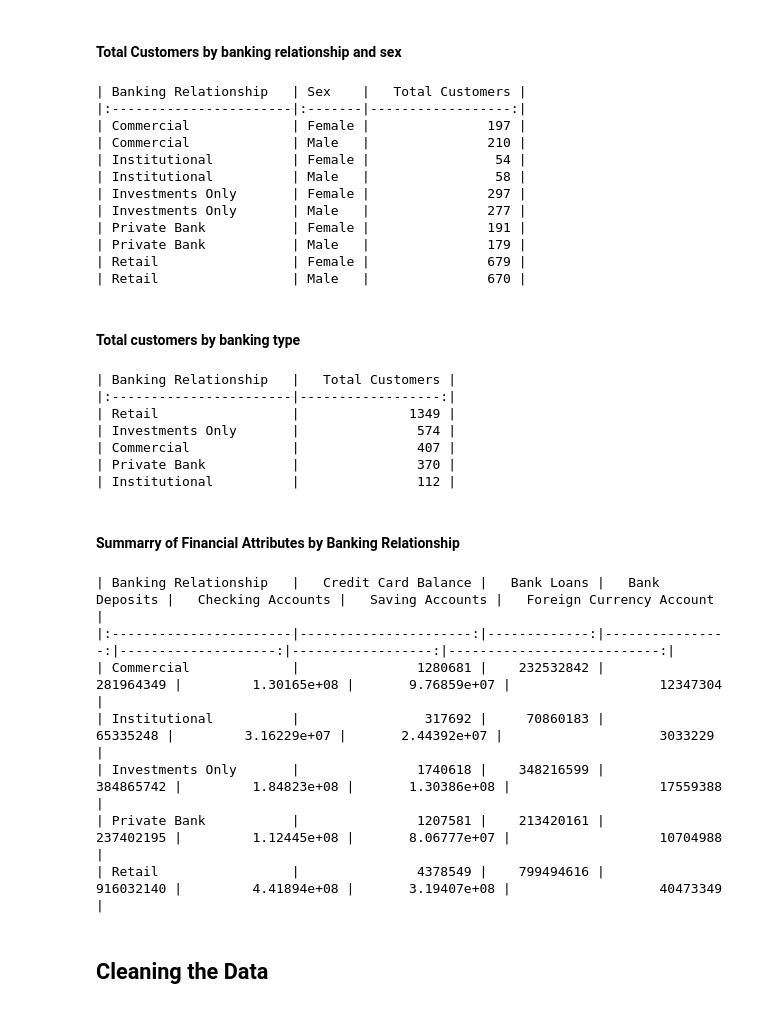
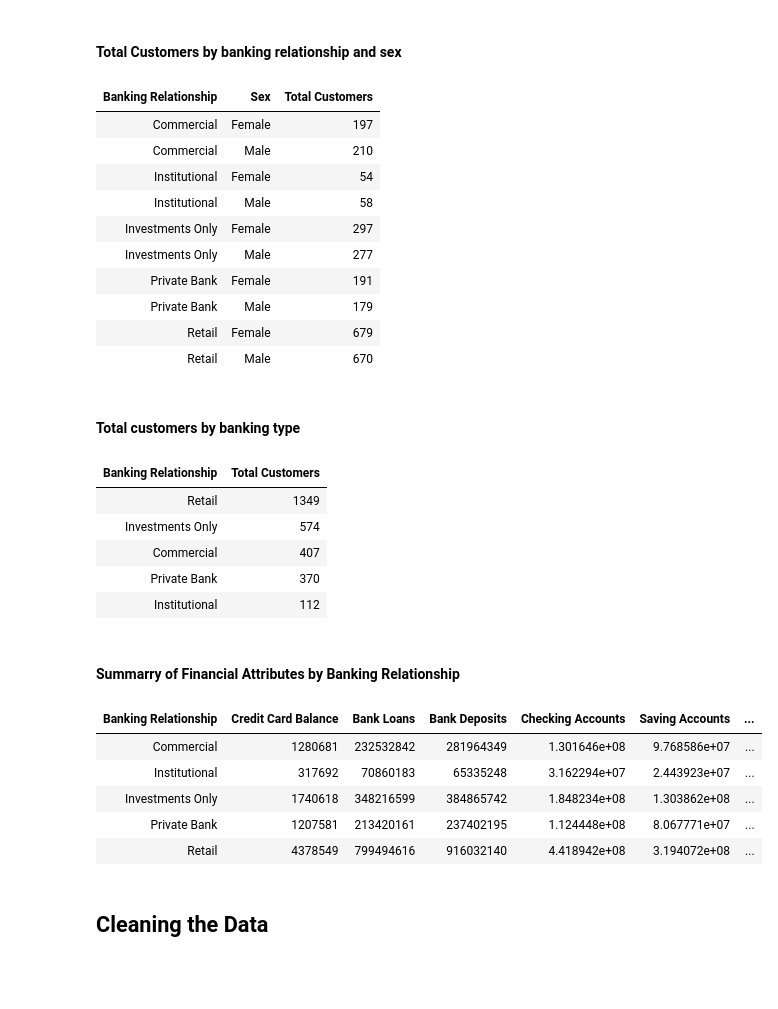
Before and after one commit to James-Muguro/CustomerSegmentation, a Jupyter notebook: bank_customer_segmentation.ipynb, the cells around one changed output. Cells and saved outputs as stored; diff of their text form; code cells hidden in the pictures; blank space fills up the shorter version.

Commit message:
Refined output results display

```diff
--- a/bank_customer_segmentation.ipynb
+++ b/bank_customer_segmentation.ipynb
@@ -159,20 +159,19 @@ customers_by_relationship_sex.columns = ['Banking Relationship', 'Sex', 'Total C
 customers_by_relationship_sex = customers_by_relationship_sex.sort_values(by=['Banking Relationship', 'Sex'])
 
 # Display the result in table format
-print(customers_by_relationship_sex.to_markdown(index=False))
+display(HTML(customers_by_relationship_sex.to_html(index=False)))
 # %% [output]
-| Banking Relationship   | Sex    |   Total Customers |
-|:-----------------------|:-------|------------------:|
-| Commercial             | Female |               197 |
-| Commercial             | Male   |               210 |
-| Institutional          | Female |                54 |
-| Institutional          | Male   |                58 |
-| Investments Only       | Female |               297 |
-| Investments Only       | Male   |               277 |
-| Private Bank           | Female |               191 |
-| Private Bank           | Male   |               179 |
-| Retail                 | Female |               679 |
-| Retail                 | Male   |               670 |
+| Banking Relationship | Sex | Total Customers |
+| Commercial | Female | 197 |
+| Commercial | Male | 210 |
+| Institutional | Female | 54 |
+| Institutional | Male | 58 |
+| Investments Only | Female | 297 |
+| Investments Only | Male | 277 |
+| Private Bank | Female | 191 |
+| Private Bank | Male | 179 |
+| Retail | Female | 679 |
+| Retail | Male | 670 |
 # %% [markdown]
 #### Total customers by banking type
 # %%
@@ -186,38 +185,36 @@ customers_by_banking_type.columns = ['Banking Relationship', 'Total Customers']
 customers_by_banking_type = customers_by_banking_type.sort_values(by='Total Customers', ascending=False)
 
 # Display the result in table format
-print(customers_by_banking_type.to_markdown(index=False))
+display(HTML(customers_by_banking_type.to_html(index=False)))
 # %% [output]
-| Banking Relationship   |   Total Customers |
-|:-----------------------|------------------:|
-| Retail                 |              1349 |
-| Investments Only       |               574 |
-| Commercial             |               407 |
-| Private Bank           |               370 |
-| Institutional          |               112 |
+| Banking Relationship | Total Customers |
+| Retail | 1349 |
+| Investments Only | 574 |
+| Commercial | 407 |
+| Private Bank | 370 |
+| Institutional | 112 |
 # %% [markdown]
 #### Summarry of Financial Attributes by Banking Relationship
 # %%
 # Group by 'Banking Relationship' and calculate the sum of specified financial attributes
 totals_by_banking_relationship = merged_dataset.groupby('Banking Relationship').agg({
     'Credit Card Balance': 'sum',
     'Bank Loans': 'sum',
     'Bank Deposits': 'sum',
     'Checking Accounts': 'sum',
     'Saving Accounts': 'sum',
     'Foreign Currency Account': 'sum'
 }).reset_index()
 
 # Display the result
-print(totals_by_banking_relationship.to_markdown(index=False))
+display(HTML(totals_by_banking_relationship.to_html(index=False)))
 # %% [output]
-| Banking Relationship   |   Credit Card Balance |   Bank Loans |   Bank Deposits |   Checking Accounts |   Saving Accounts |   Foreign Currency Account |
-|:-----------------------|----------------------:|-------------:|----------------:|--------------------:|------------------:|---------------------------:|
-| Commercial             |               1280681 |    232532842 |       281964349 |         1.30165e+08 |       9.76859e+07 |                   12347304 |
-| Institutional          |                317692 |     70860183 |        65335248 |         3.16229e+07 |       2.44392e+07 |                    3033229 |
-| Investments Only       |               1740618 |    348216599 |       384865742 |         1.84823e+08 |       1.30386e+08 |                   17559388 |
-| Private Bank           |               1207581 |    213420161 |       237402195 |         1.12445e+08 |       8.06777e+07 |                   10704988 |
-| Retail                 |               4378549 |    799494616 |       916032140 |         4.41894e+08 |       3.19407e+08 |                   40473349 |
+| Banking Relationship | Credit Card Balance | Bank Loans | Bank Deposits | Checking Accounts | Saving Accounts | ... |
+| Commercial | 1280681 | 232532842 | 281964349 | 1.301646e+08 | 9.768586e+07 | ... |
+| Institutional | 317692 | 70860183 | 65335248 | 3.162294e+07 | 2.443923e+07 | ... |
+| Investments Only | 1740618 | 348216599 | 384865742 | 1.848234e+08 | 1.303862e+08 | ... |
+| Private Bank | 1207581 | 213420161 | 237402195 | 1.124448e+08 | 8.067771e+07 | ... |
+| Retail | 4378549 | 799494616 | 916032140 | 4.418942e+08 | 3.194072e+08 | ... |
 # %% [markdown]
 ## Cleaning the Data
 # %%
```
Also changed, not shown: parts of 3 cells of this notebook.
